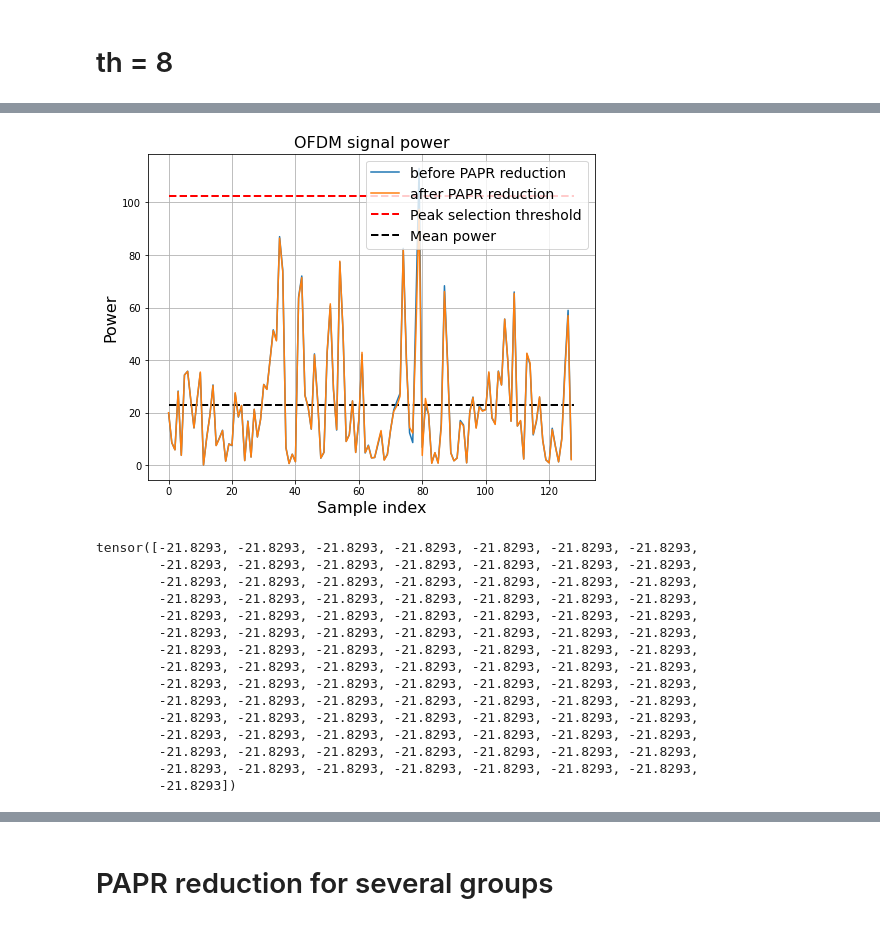
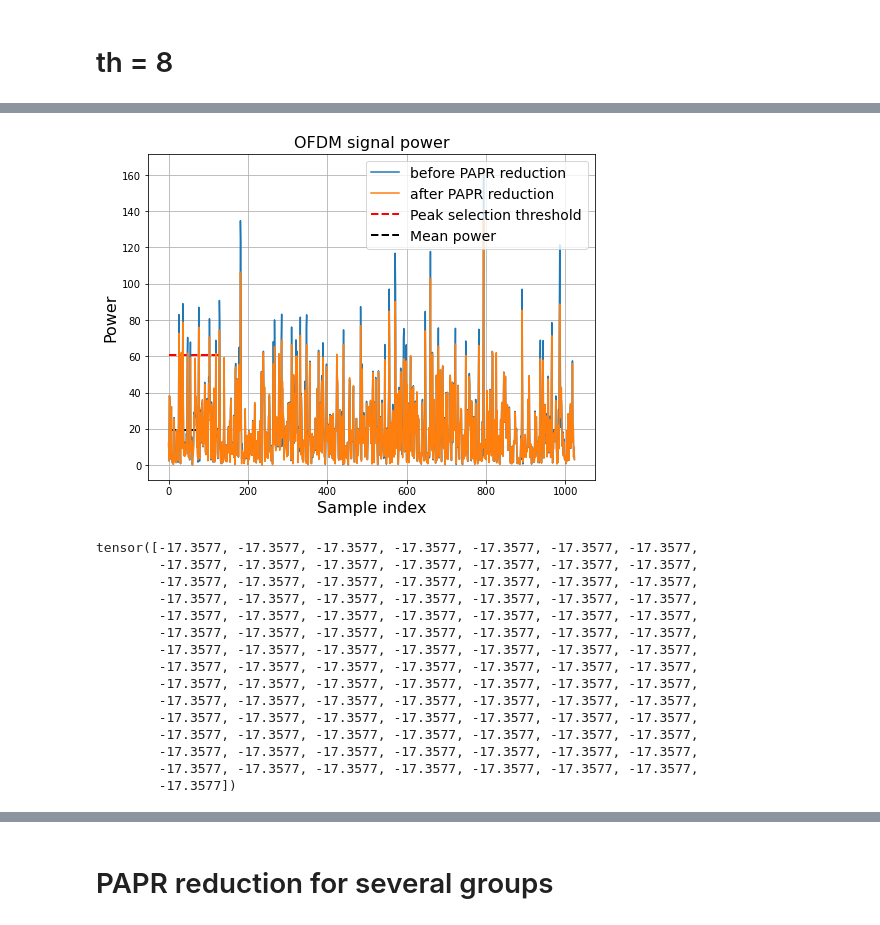
Before and after one commit to Skrikunov/PAPR_reduction, a Jupyter notebook: PAPR.ipynb, the cells around one changed output, grey strips where cells are left out. Drawn from its saved outputs; the diff is of its cells as text; code cells hidden in the pictures.

```diff
--- a/PAPR.ipynb
+++ b/PAPR.ipynb
@@ -243,8 +245,8 @@ PTX_allocation = syst.PTX_allocate(config=cfg,info=True)
 # Modulation type and according EVM allocation
 MOD_allocation,EVM_allocation = syst.MOD_allocate(config=cfg,info=True)
 
-# PTX_allocation = np.array([90,8,2])
-# MOD_allocation,EVM_allocation = ['QPSK','QAM64','QAM256'],np.array([17.5,8,3.5])
+PTX_allocation = np.array([10,60,30])
+MOD_allocation,EVM_allocation = ['QAM16','QAM16','QPSK'],np.array([17.5,17.5,17.5])
 
 # PTX_allocation = np.array([90,10])
 # MOD_allocation,EVM_allocation = ['QPSK','QAM256'],np.array([17.5,3.5])
@@ -256,6 +258,7 @@ ANL_allocation_P,ANL_allocation_A = syst.get_ANL_allocation(EVM_allocation,PTX_a
 ANL_allocation = ANL_allocation_P
 
 RB_allocation = syst.RB_allocate(config=cfg,info=True)
+RB_allocation = np.array([10,15,25])
 # %% [output]
 UE power has been allocated - OK:
 Max UE power can be:     98.039
@@ -287,7 +290,8 @@ plots.plot_res_allocation(np.array(PTX_allocation),np.array(RB_allocation),MOD_a
 # %%
 torch.cuda.ipc_collect()
 torch.cuda.empty_cache()
-S_t,S_f = syst.GEN_signal(MOD_allocation,PTX_allocation,RB_allocation,constellations,cfg,info=True)
+D_points = syst.GEN_points(device,MOD_allocation,RB_allocation,cfg,info=False)
+S_t,S_f = syst.MOD_signal(D_points,device,MOD_allocation,PTX_allocation,RB_allocation,constellations,cfg,info=True)
 
 PAPR,PAPR_mean0 = syst.get_signal_PAPR(S_t)
 print('Initial mean PAPR is ',PAPR_mean0)
@@ -357,22 +412,0 @@ plt.show()
-# %%
-a = []
-for i in range(10):
-    torch.cuda.ipc_collect()
-    torch.cuda.empty_cache()
-    S_t,S_f = syst.GEN_signal(MOD_allocation,PTX_allocation,RB_allocation,constellations,cfg,info=False)
-
-    PAPR,PAPR_mean0 = syst.get_signal_PAPR(S_t)
-    a.append(np.copy(PAPR.cpu()))
-
-bins = 200
-plt.figure(figsize=(12,3))
-plt.title('OFDM signal PAPR PDF',fontsize=16)
-plt.xlabel('PAPR value',fontsize=16)
-plt.ylabel('Probability',fontsize=16)
-
-h = plt.hist(np.array(a).reshape(-1,1)[:], bins, label='Signal amplitude')
-# plt.legend(loc='upper right', prop={'size': 14})
-plt.xlim(6,13)
-plt.xticks(fontsize=14)
-plt.yticks(fontsize=14)
-plt.show()
@@ -495,7 +519,7 @@ Mean PAPR has been reduced by:  tensor(0.5223, device='cuda:0') dB
 # %% [markdown]
 # th = 8
 # %%
-peak_th = 6.5
+peak_th = 5
 i=1
 
 G0_UE_idx = np.array([i])
@@ -516,5 +540,5 @@ G0_group_th = G0_ANL
 # peak_th = 7
 print("Consider as peaks signals exceeding (of mean power): ",10**(peak_th/10))
 # S_t_reduced = prd.PAPR_reduce(S_t,peak_th,G0_group_th,G0_SC,S_sc,cfg,info=False)
-S_t_reduced = prd.PAPR_reduce(S_t,peak_th,G0_group_th,G0_SC,S_sc,cfg,info=False)
+S_t_reduced = prd.PAPR_reduce(S_t,peak_th,G0_group_th,G0_SC[:300],S_sc,cfg,info=False)
 # %% [output]
@@ -539,35 +563,35 @@ Mean PAPR has been reduced by:  tensor(0.8000, device='cuda:0') dB
 # %%
 plt.figure(figsize=(8,6))
 plt.title('OFDM signal power',fontsize=16)
 plt.hlines(np.mean(np.abs(np.array(S_t[1,:128].cpu()))**2)*10**(peak_th/10),0,128,'r','--',linewidth=2,label='Peak selection threshold')
 plt.hlines(np.mean(np.abs(np.array(S_t[1,:128].cpu()))**2),0,128,'k','--',linewidth=2,label='Mean power')
 
-plt.plot(abs(S_t[1,:128].cpu())**2,label='before PAPR reduction')
-plt.plot(abs(S_t_reduced[1,:128].cpu())**2,label='after PAPR reduction')
+plt.plot(abs(S_t[:,0].cpu())**2,label='before PAPR reduction')
+plt.plot(abs(S_t_reduced[:,0].cpu())**2,label='after PAPR reduction')
 plt.legend(loc='upper right', prop={'size': 14})
 plt.xlabel('Sample index',fontsize=16)
 plt.ylabel('Power',fontsize=16)
 plt.grid()
 # %% [output]
-[figure, old version]
+[figure, new version]
 # %%
-PD = torch.sum(torch.abs(S_t)**2,axis=1)/N_used
+PD = torch.sum(torch.abs(S_t)**2,axis=0)/N_used
 B = torch.sum(torch.abs(S_t-S_t_reduced)**2)/N_used
--10*torch.log10(PD.cpu()/(np.sum(np.abs(np.array((S_t-S_t_reduced).cpu()))**2,axis=1)/G0_SC.shape[0]))[:99]
+-10*torch.log10(PD.cpu()/(np.sum(np.abs(np.array((S_t-S_t_reduced).cpu()))**2,axis=0)/G0_SC.shape[0]))[:99]
 # %% [output]
-tensor([-21.8293, -21.8293, -21.8293, -21.8293, -21.8293, -21.8293, -21.8293,
-        -21.8293, -21.8293, -21.8293, -21.8293, -21.8293, -21.8293, -21.8293,
-        -21.8293, -21.8293, -21.8293, -21.8293, -21.8293, -21.8293, -21.8293,
-        -21.8293, -21.8293, -21.8293, -21.8293, -21.8293, -21.8293, -21.8293,
-        -21.8293, -21.8293, -21.8293, -21.8293, -21.8293, -21.8293, -21.8293,
-        -21.8293, -21.8293, -21.8293, -21.8293, -21.8293, -21.8293, -21.8293,
-        -21.8293, -21.8293, -21.8293, -21.8293, -21.8293, -21.8293, -21.8293,
-        -21.8293, -21.8293, -21.8293, -21.8293, -21.8293, -21.8293, -21.8293,
-        -21.8293, -21.8293, -21.8293, -21.8293, -21.8293, -21.8293, -21.8293,
-        -21.8293, -21.8293, -21.8293, -21.8293, -21.8293, -21.8293, -21.8293,
-        -21.8293, -21.8293, -21.8293, -21.8293, -21.8293, -21.8293, -21.8293,
-        -21.8293, -21.8293, -21.8293, -21.8293, -21.8293, -21.8293, -21.8293,
-        -21.8293, -21.8293, -21.8293, -21.8293, -21.8293, -21.8293, -21.8293,
-        -21.8293, -21.8293, -21.8293, -21.8293, -21.8293, -21.8293, -21.8293,
-        -21.8293])
+tensor([-17.3577, -17.3577, -17.3577, -17.3577, -17.3577, -17.3577, -17.3577,
+        -17.3577, -17.3577, -17.3577, -17.3577, -17.3577, -17.3577, -17.3577,
+        -17.3577, -17.3577, -17.3577, -17.3577, -17.3577, -17.3577, -17.3577,
+        -17.3577, -17.3577, -17.3577, -17.3577, -17.3577, -17.3577, -17.3577,
+        -17.3577, -17.3577, -17.3577, -17.3577, -17.3577, -17.3577, -17.3577,
+        -17.3577, -17.3577, -17.3577, -17.3577, -17.3577, -17.3577, -17.3577,
+        -17.3577, -17.3577, -17.3577, -17.3577, -17.3577, -17.3577, -17.3577,
+        -17.3577, -17.3577, -17.3577, -17.3577, -17.3577, -17.3577, -17.3577,
+        -17.3577, -17.3577, -17.3577, -17.3577, -17.3577, -17.3577, -17.3577,
+        -17.3577, -17.3577, -17.3577, -17.3577, -17.3577, -17.3577, -17.3577,
+        -17.3577, -17.3577, -17.3577, -17.3577, -17.3577, -17.3577, -17.3577,
+        -17.3577, -17.3577, -17.3577, -17.3577, -17.3577, -17.3577, -17.3577,
+        -17.3577, -17.3577, -17.3577, -17.3577, -17.3577, -17.3577, -17.3577,
+        -17.3577, -17.3577, -17.3577, -17.3577, -17.3577, -17.3577, -17.3577,
+        -17.3577])
 # %%
```
Also changed, not shown: parts of 35 cells of this notebook, 6 other files.
